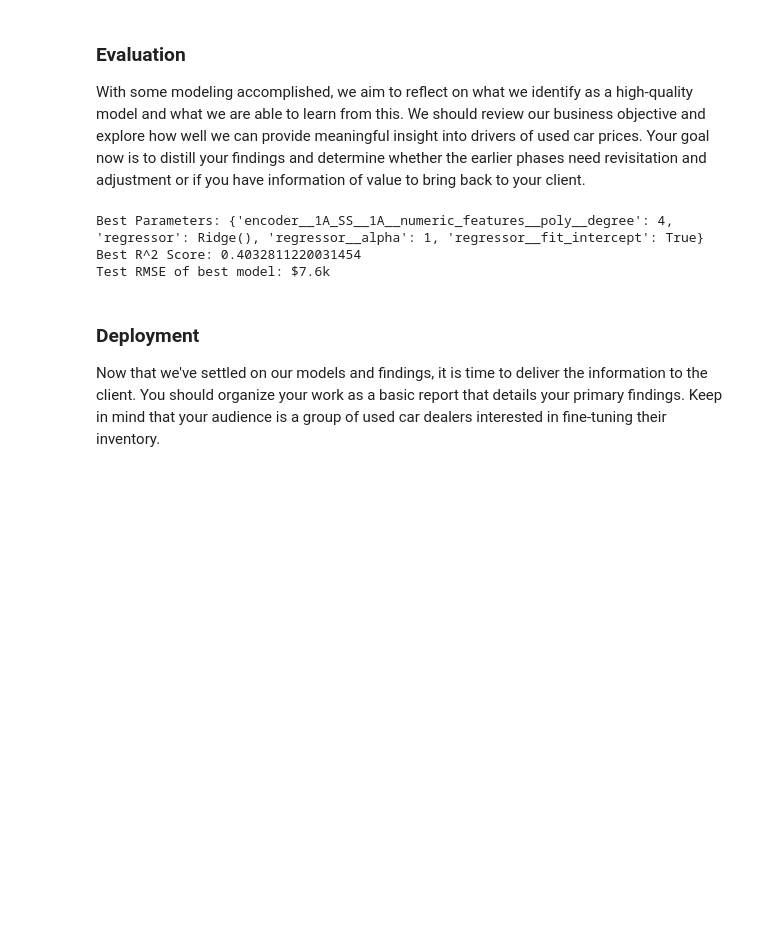
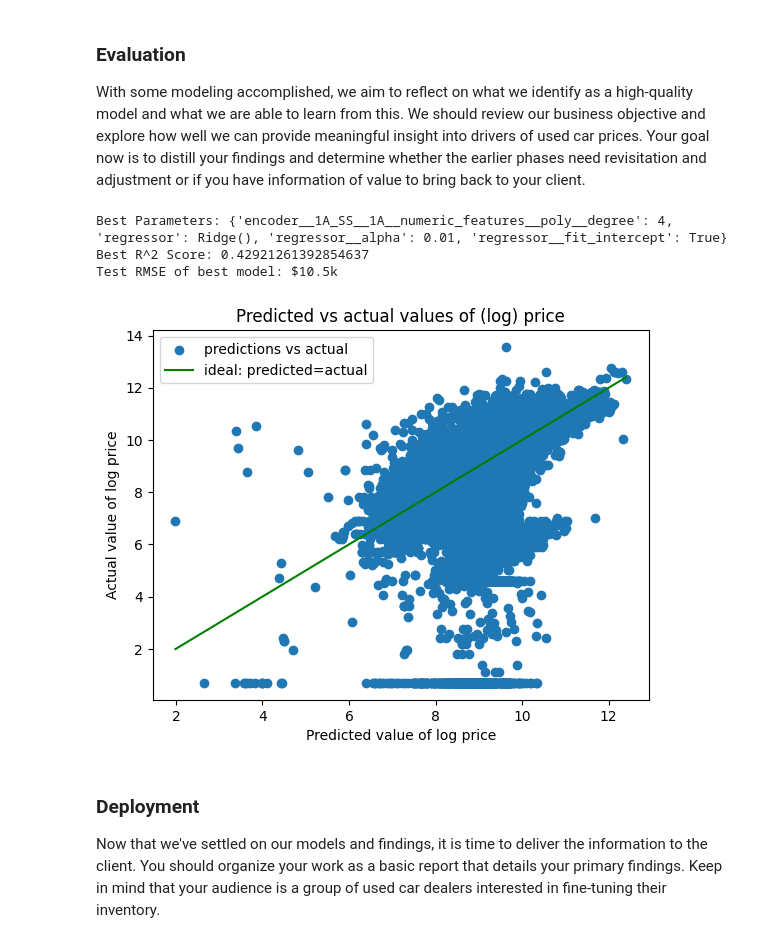
Before and after one commit to iatambe/PCMLAI-PracticalAssignment-II-Module11, a Jupyter notebook: prompt_II.ipynb, the cells around one changed output. Drawn from its saved outputs; the diff is of its cells as text; code cells hidden in the pictures; blank space fills up the shorter version.

```diff
--- a/prompt_II.ipynb
+++ b/prompt_II.ipynb
@@ -196,8 +257,8 @@ import numpy as np
 df_price_cleaned = df[ df['price'] != 0.0 ].copy()
 
 # remove rows with large outlying values of price
-limit_high = df_price_cleaned['price'].quantile(0.95) # 95% quantile
-df_price_cleaned = df_price_cleaned[ df_price_cleaned['price'] <= limit_high ].copy()
+# We'll use $900k as the threshold for outliers (see above)
+df_price_cleaned = df_price_cleaned[ df_price_cleaned['price'] <= 900_000 ].copy()
 
 # drop rows with missing vals in any of the below columns
 df2 = df_price_cleaned.dropna(
@@ -393,14 +454,18 @@ param_grid = [
     } ,
     {
         'regressor' : [Ridge()] ,
-        'regressor__alpha' : [1e-3, 0.01, 0.1, 1, 10, 100] ,
+        'regressor__alpha' : [0.01, 0.1, 1, 10, 100] ,
         **common_params
     } ,
 ]
 
 # Do the grid search and CV
-grid_search = GridSearchCV(estimator=model_pipe, param_grid=param_grid, verbose=3, cv=5)
+grid_search = GridSearchCV(estimator=model_pipe, param_grid=param_grid,
+                           verbose=3, # can comment this to prevent verose output
+                           cv=5)
 grid_search.fit(X_train, y_train)
+
+# # Note: the full gridsearch takes about 3-5 minutes.
 
 
 comment="""
@@ -415,12 +480,13 @@ comment="""
     - When we tried alpha >= 1, we got R^2 scores near 0,
       so this suggests Lasso with alpha>=1 is not very helpful for our model,
       and so we dropped these from the grid.
-    - When we tried alpha <= 1e-5, the fitting took over 3 mins per fit,
+    - When we tried alpha <= 1e-4, the fitting took over 3 mins per fit,
       and we didn't see much score improvement over regular LinearRegression(),
-      so we dropped alpha<=1e-5 from the grid.
-    - When we tried alpha = 1e-4, with polynomial degree 4 we hit convergence issues with Lasso,
-      and we didn't see much score improvement over regular LinearRegression() with poly degree 4,
-      so we dropped alpha=1e-4 from the grid.
+      so we dropped alpha<=1e-4 from the grid.
+
+- For Ridge:
+    - The best-performing models (see next notebook cell), when they used Ridge,
+      generally had 0.01 <= alpha <= 10, so we removed alpha<=1e-3 and alpha>=100 from the grid.
 
 
 """
@@ -455,10 +521,11 @@ print(f'Best R^2 Score: {grid_search.best_score_}')
 
 bestmodel = grid_search.best_estimator_
 
-from sklearn.metrics import mean_squared_error, mean_absolute_error
+from sklearn.metrics import mean_squared_error
 
 # Print test RMSE (for raw price instead of log price)
-err = np.sqrt( mean_squared_error( np.expm1(bestmodel.predict(X_test)) , np.expm1(y_test) ) )
+y_preds = bestmodel.predict(X_test)
+err = np.sqrt( mean_squared_error( np.expm1(y_preds) , np.expm1(y_test) ) )
 print(f'Test RMSE of best model: ${err / 1000. :.1f}k')
 
 comment="""
@@ -466,17 +533,28 @@ comment="""
 -- Results --
 
 - Generally, the best-performing model uses polynomial degree 4,
-  and uses either standard Linear Regression, or Ridge Regression with alpha <= 10 .
+  and uses either standard Linear Regression, or Ridge Regression (generally not Lasso),
+  with alpha between 0.01 and 10.
 
-- The best-performing model generally gives a test RMSE of around $7k-10k .
-  This seems to be a reasonable RMSE for predicting used car prices,
+- The best-performing model generally gives a test RMSE of around $10-16k .
+  This is a reasonable RMSE for predicting used car prices,
   so we conclude our model is reasonably useful.
 
 """
 # %% [output]
-Best Parameters: {'encoder__1A_SS__1A__numeric_features__poly__degree': 4, 'regressor': Ridge(), 'regressor__alpha': 1, 'regressor__fit_intercept': True}
-Best R^2 Score: 0.4032811220031454
-Test RMSE of best model: $7.6k
+Best Parameters: {'encoder__1A_SS__1A__numeric_features__poly__degree': 4, 'regressor': Ridge(), 'regressor__alpha': 0.01, 'regressor__fit_intercept': True}
+Best R^2 Score: 0.42921261392854637
+Test RMSE of best model: $10.5k
+# %%
+# We show a scatter plot of predicted vs actual prices:
+
+plt.scatter(y_preds , y_test , color='tab:blue', label='predictions vs actual')
+x_continuous = np.linspace(np.min(y_preds),np.max(y_preds),1000)
+plt.plot( x_continuous , x_continuous , color='green' , label='ideal: predicted=actual' )
+plt.xlabel('Predicted value of log price'); plt.ylabel('Actual value of log price'); plt.title('Predicted vs actual values of (log) price'); plt.legend()
+plt.savefig('plots/predicted_vs_actual_logprice.png'); plt.show()
+# %% [output]
+[figure, added]
 # %% [markdown]
 ### Deployment
 
```
Also changed, not shown: parts of 12 cells of this notebook.
